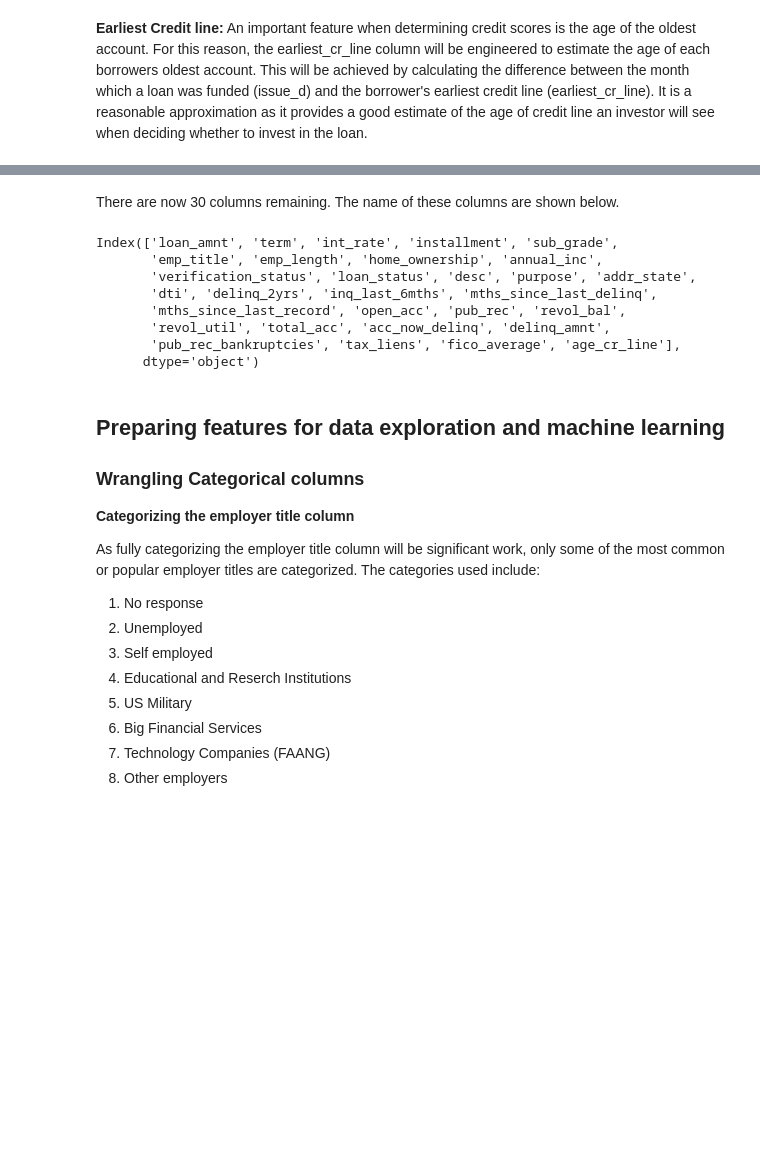
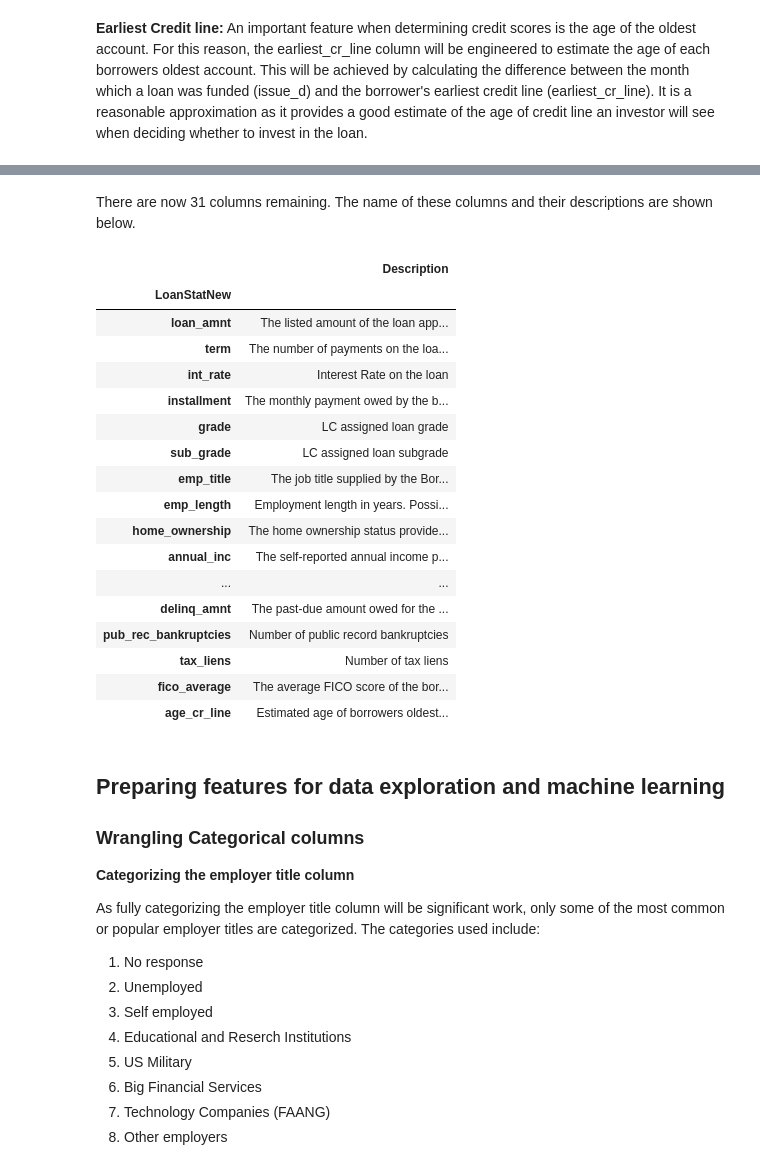
Before and after one commit to paulb17/Springboard, a Jupyter notebook: Capstone Project 1/Data_Wrangling .ipynb, the cells around one changed output, grey strips where cells are left out. Cells and saved outputs as stored; diff of their text form; code cells hidden in the pictures; blank space fills up the shorter version.

```diff
--- a/Capstone Project 1/Data_Wrangling .ipynb
+++ b/Capstone Project 1/Data_Wrangling .ipynb
@@ -209,14 +214,37 @@ The size of the dataset: (42538, 30)
 # %% [markdown]
-There are now 30 columns remaining. The name of these columns are shown below.
+There are now 31 columns remaining. The name of these columns and their descriptions are shown below.
-# %%
-# displaying name of remaining columns
-loan_data.columns
-# %% [output]
-Index(['loan_amnt', 'term', 'int_rate', 'installment', 'sub_grade',
-       'emp_title', 'emp_length', 'home_ownership', 'annual_inc',
-       'verification_status', 'loan_status', 'desc', 'purpose', 'addr_state',
-       'dti', 'delinq_2yrs', 'inq_last_6mths', 'mths_since_last_delinq',
-       'mths_since_last_record', 'open_acc', 'pub_rec', 'revol_bal',
-       'revol_util', 'total_acc', 'acc_now_delinq', 'delinq_amnt',
-       'pub_rec_bankruptcies', 'tax_liens', 'fico_average', 'age_cr_line'],
-      dtype='object')
+# %%
+# importing the Lending Club data dictionary
+LC_dictionary = pd.read_csv('LCDataDictionary.csv', index_col = 0)
+
+# removing unwanted columns
+LC_dictionary = LC_dictionary.iloc[:,:1]
+
+# ensuring descriptions are not truncated
+pd.options.display.max_colwidth =300
+
+# adding descriptions for newly created columns
+LC_dictionary.loc['fico_average'] = 'The average FICO score of the borrower at the time of application'
+LC_dictionary.loc['age_cr_line'] = 'Estimated age of borrowers oldest credit account at the time of the appliation'
+
+# displaying the descriptions of these columns
+LC_dictionary.loc[loan_data.columns.tolist(), :]
+# %% [output]
+|  | Description |
+| LoanStatNew |  |
+| loan_amnt | The listed amount of the loan app... |
+| term | The number of payments on the loa... |
+| int_rate | Interest Rate on the loan |
+| installment | The monthly payment owed by the b... |
+| grade | LC assigned loan grade |
+| sub_grade | LC assigned loan subgrade |
+| emp_title | The job title supplied by the Bor... |
+| emp_length | Employment length in years. Possi... |
+| home_ownership | The home ownership status provide... |
+| annual_inc | The self-reported annual income p... |
+| ... | ... |
+| delinq_amnt | The past-due amount owed for the ... |
+| pub_rec_bankruptcies | Number of public record bankruptcies |
+| tax_liens | Number of tax liens |
+| fico_average | The average FICO score of the bor... |
+| age_cr_line | Estimated age of borrowers oldest... |
```
Also changed, not shown: parts of 16 cells of this notebook, 2 other files.
